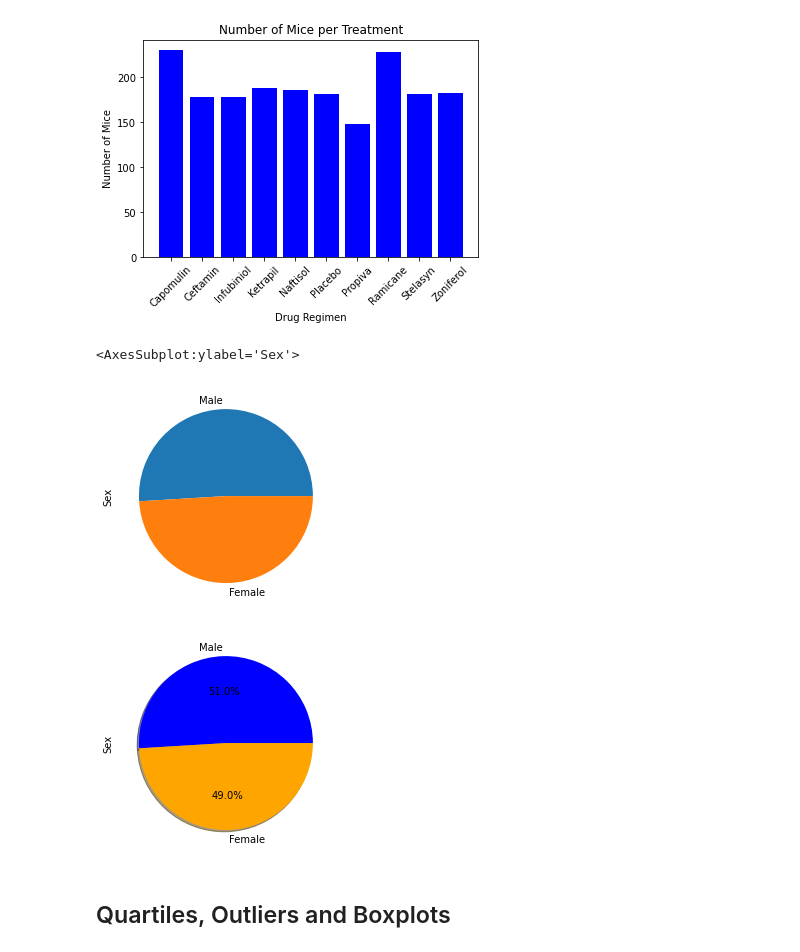
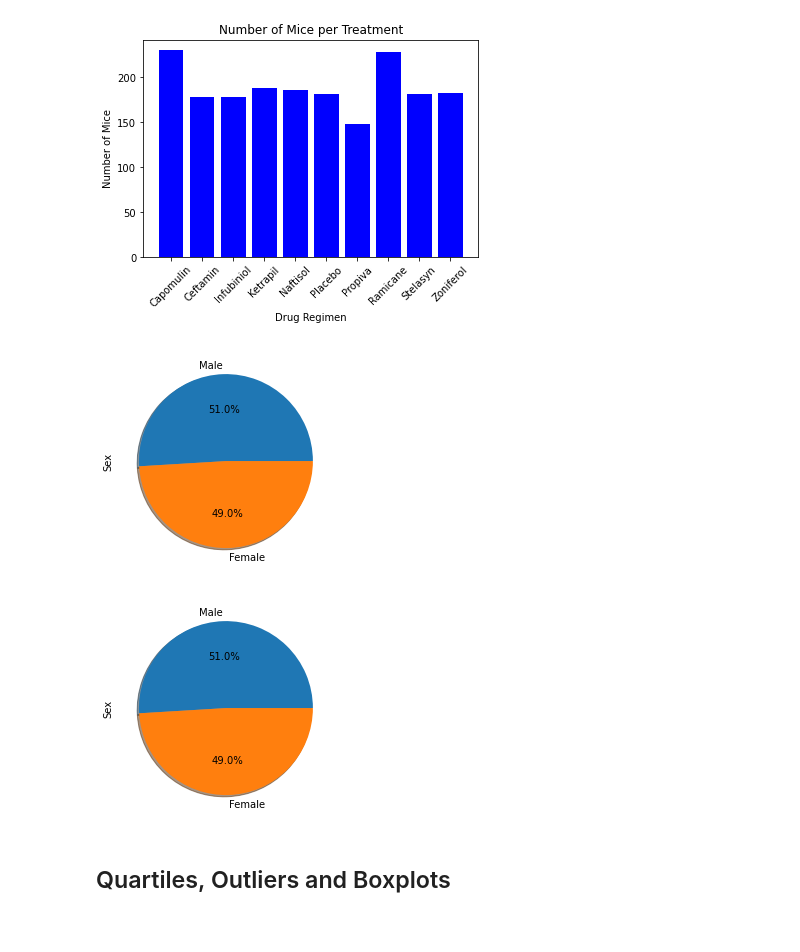
Before and after one commit to NoniBell/pyPharm-challenge, a Jupyter notebook: pymaceuticals_starter.ipynb, the cells around one changed output. Saved outputs shown, nothing was run; the diff lists cells and outputs as text; code cells hidden in the pictures.

```diff
--- a/pymaceuticals_starter.ipynb
+++ b/pymaceuticals_starter.ipynb
@@ -157,21 +158,19 @@ plt.ylabel('Number of Mice');
 [figure]
 # %%
 # Generate a pie plot showing the distribution of female versus male mice using pandas
-cleaned_mousedata.Sex.value_counts().plot.pie(y='Sex');
+cleaned_mousedata.Sex.value_counts().plot.pie(y='Sex', autopct="%1.1f%%", shadow=True);
 # %% [output]
-<AxesSubplot:ylabel='Sex'>
-[figure, old version]
+[figure, new version]
 # %%
 # Generate a pie plot showing the distribution of female versus male mice using pyplot
 #create sections of pie plot
 labels = ['Male', 'Female']
 sex_counts = cleaned_mousedata.Sex.value_counts()
-colors = ['blue', 'orange']
 #plot pie
-plt.pie(sex_counts, labels=labels, colors=colors, autopct="%1.1f%%", shadow=True)
+plt.pie(sex_counts, labels=labels, autopct="%1.1f%%", shadow=True)
 plt.ylabel('Sex');
 # %% [output]
-[figure, old version]
+[figure, new version]
 # %% [markdown]
 ## Quartiles, Outliers and Boxplots
 # %%
```
Also changed, not shown: parts of 10 cells of this notebook.
